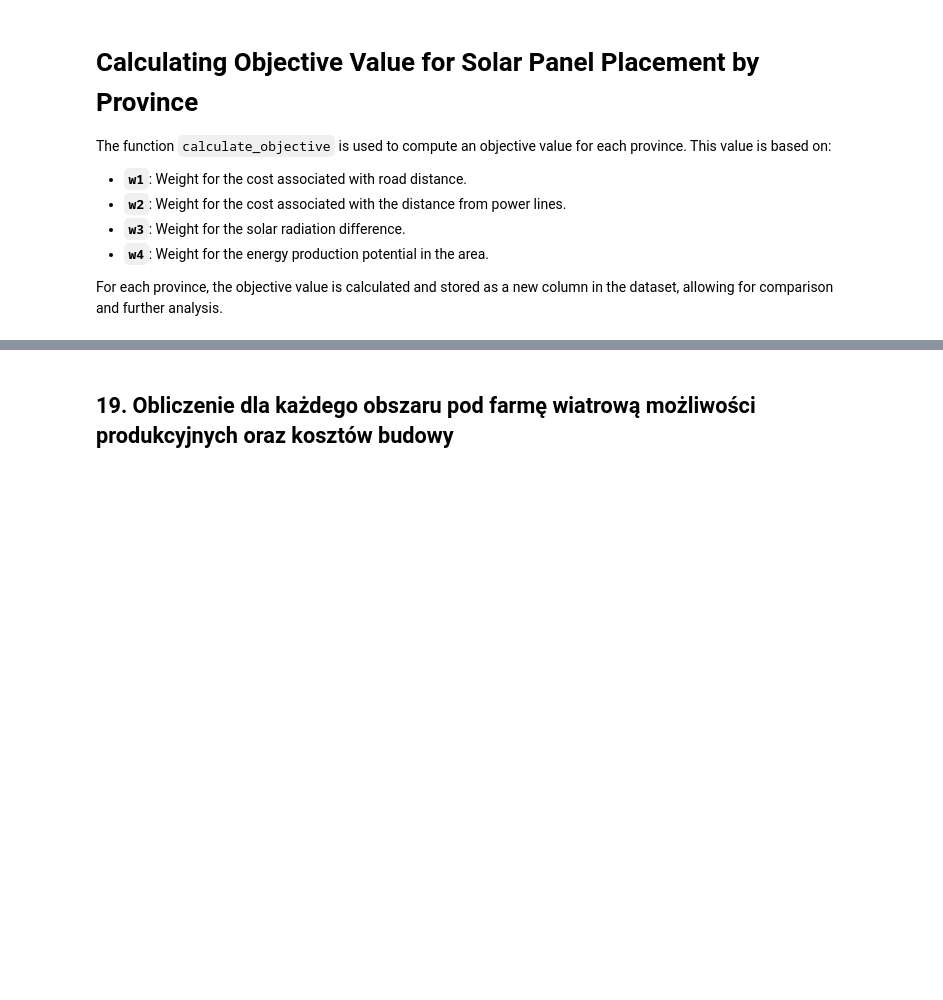
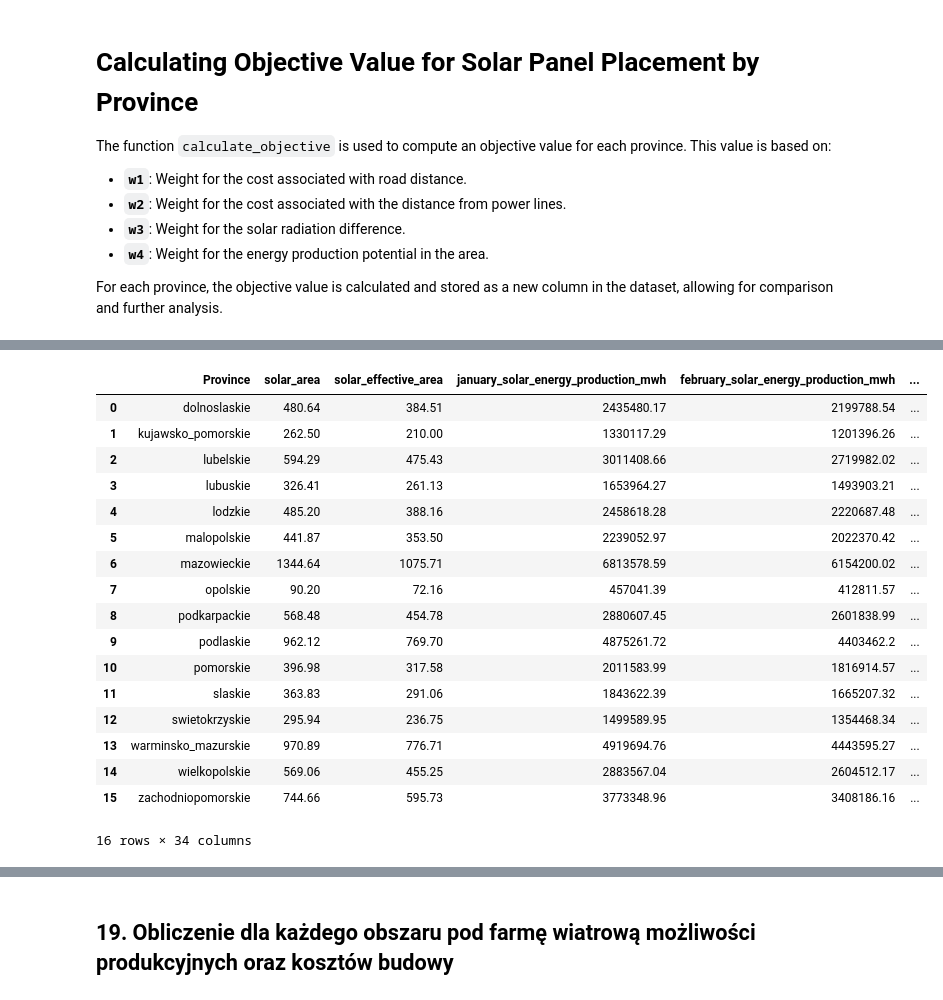
Before and after one commit to geoworldlook/Renewable_energy_optimum_location_function, a Jupyter notebook: Step_5_Analysis_Jupyter.ipynb, the cells around one changed output, grey strips where cells are left out. Cells and saved outputs as stored; diff of their text form; code cells hidden in the pictures; blank space fills up the shorter version.

```diff
--- a/Step_5_Analysis_Jupyter.ipynb
+++ b/Step_5_Analysis_Jupyter.ipynb
@@ -731,10 +813,41 @@ data_combined['energy_consumption_2022'].sum()
 # %%
+# Finding the month with the minimum solar energy production for each province
 data_combined['min_value_solar'] = data_combined[['january_solar_energy_production_mwh',
-       'february_solar_energy_production_mwh', 'march_solar_energy_production_mwh', 'april_solar_energy_production_mwh', 'may_solar_energy_production_mwh',
-       'june_solar_energy_production_mwh', 'july_solar_energy_production_mwh', 'august_solar_energy_production_mwh', 'september_solar_energy_production_mwh',
-       'october_solar_energy_production_mwh', 'november_solar_energy_production_mwh', 'december_solar_energy_production_mwh']].idxmin(axis=1)
-data_combined['min_value_wind'] = data_combined[['january_wind_energy_production_mwh', 'february_wind_energy_production_mwh', 'march_wind_energy_production_mwh',
-       'april_wind_energy_production_mwh', 'may_wind_energy_production_mwh', 'june_wind_energy_production_mwh', 'july_wind_energy_production_mwh', 'august_wind_energy_production_mwh',
-       'september_wind_energy_production_mwh', 'october_wind_energy_production_mwh', 'november_wind_energy_production_mwh', 'december_wind_energy_production_mwh']].idxmin(axis=1)
+       'february_solar_energy_production_mwh', 'march_solar_energy_production_mwh',
+       'april_solar_energy_production_mwh', 'may_solar_energy_production_mwh',
+       'june_solar_energy_production_mwh', 'july_solar_energy_production_mwh',
+       'august_solar_energy_production_mwh', 'september_solar_energy_production_mwh',
+       'october_solar_energy_production_mwh', 'november_solar_energy_production_mwh',
+       'december_solar_energy_production_mwh']].idxmin(axis=1)
+
+# Finding the month with the minimum wind energy production for each province
+data_combined['min_value_wind'] = data_combined[['january_wind_energy_production_mwh',
+       'february_wind_energy_production_mwh', 'march_wind_energy_production_mwh',
+       'april_wind_energy_production_mwh', 'may_wind_energy_production_mwh',
+       'june_wind_energy_production_mwh', 'july_wind_energy_production_mwh',
+       'august_wind_energy_production_mwh', 'september_wind_energy_production_mwh',
+       'october_wind_energy_production_mwh', 'november_wind_energy_production_mwh',
+       'december_wind_energy_production_mwh']].idxmin(axis=1)
+
+# Display the updated DataFrame
 data_combined
+# %% [output]
+|  | Province | solar_area | solar_effective_area | january_solar_energy_production_mwh | february_solar_energy_production_mwh | ... |
+| 0 | dolnoslaskie | 480.64 | 384.51 | 2435480.17 | 2199788.54 | ... |
+| 1 | kujawsko_pomorskie | 262.50 | 210.00 | 1330117.29 | 1201396.26 | ... |
+| 2 | lubelskie | 594.29 | 475.43 | 3011408.66 | 2719982.02 | ... |
+| 3 | lubuskie | 326.41 | 261.13 | 1653964.27 | 1493903.21 | ... |
+| 4 | lodzkie | 485.20 | 388.16 | 2458618.28 | 2220687.48 | ... |
+| 5 | malopolskie | 441.87 | 353.50 | 2239052.97 | 2022370.42 | ... |
+| 6 | mazowieckie | 1344.64 | 1075.71 | 6813578.59 | 6154200.02 | ... |
+| 7 | opolskie | 90.20 | 72.16 | 457041.39 | 412811.57 | ... |
+| 8 | podkarpackie | 568.48 | 454.78 | 2880607.45 | 2601838.99 | ... |
+| 9 | podlaskie | 962.12 | 769.70 | 4875261.72 | 4403462.2 | ... |
+| 10 | pomorskie | 396.98 | 317.58 | 2011583.99 | 1816914.57 | ... |
+| 11 | slaskie | 363.83 | 291.06 | 1843622.39 | 1665207.32 | ... |
+| 12 | swietokrzyskie | 295.94 | 236.75 | 1499589.95 | 1354468.34 | ... |
+| 13 | warminsko_mazurskie | 970.89 | 776.71 | 4919694.76 | 4443595.27 | ... |
+| 14 | wielkopolskie | 569.06 | 455.25 | 2883567.04 | 2604512.17 | ... |
+| 15 | zachodniopomorskie | 744.66 | 595.73 | 3773348.96 | 3408186.16 | ... |
+16 rows × 34 columns
 # %% [markdown]
```
Also changed, not shown: parts of 26 cells of this notebook.
